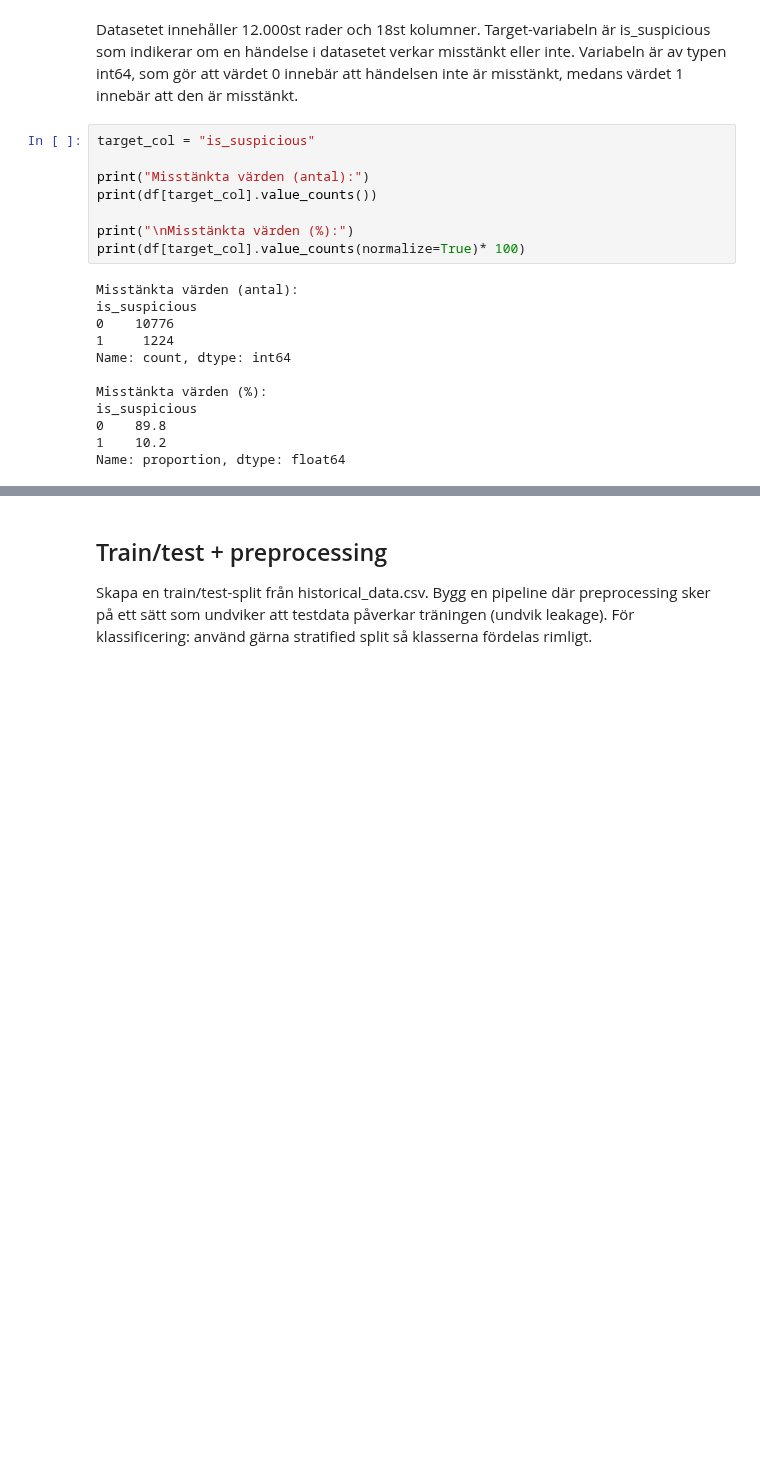
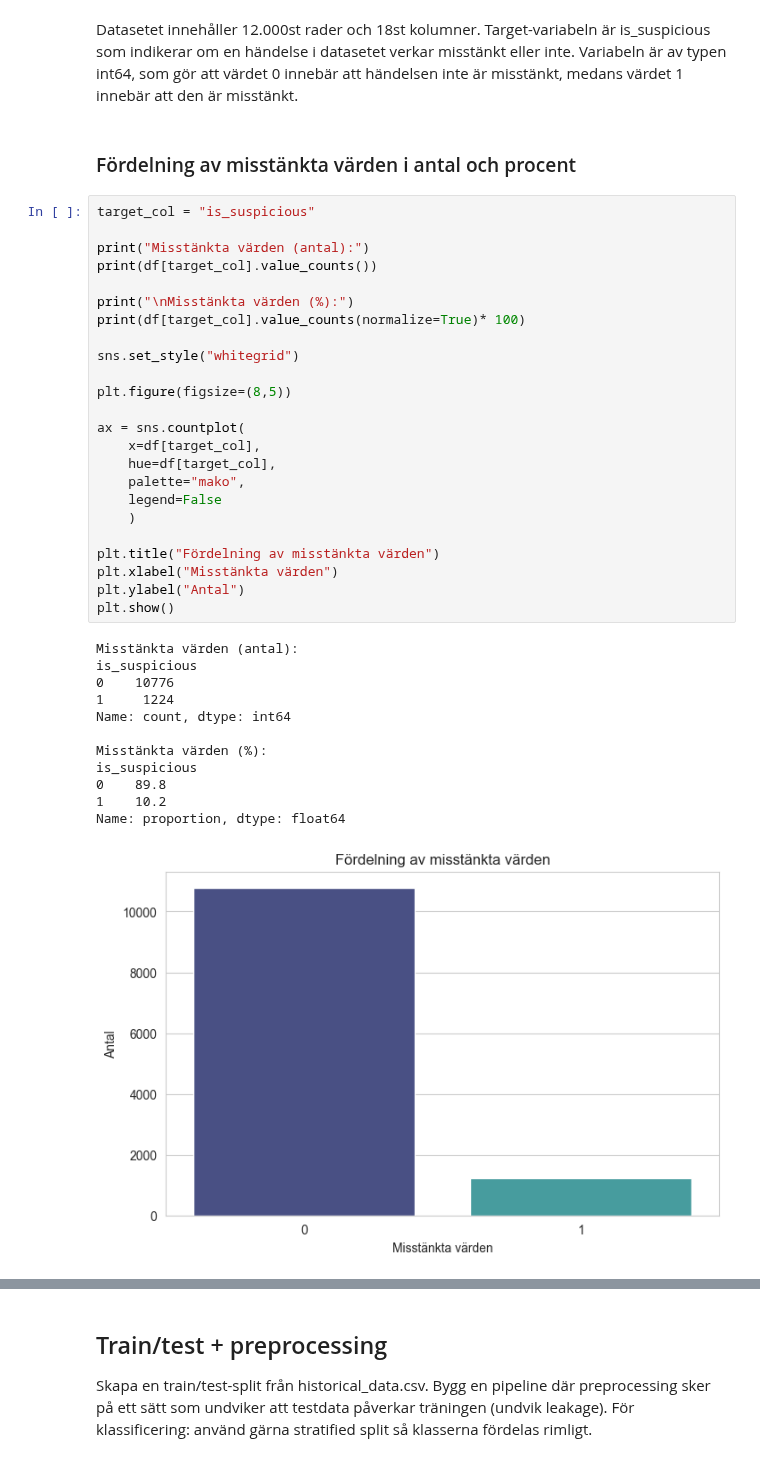
Before and after one commit to AlmaVasell/Grupparbete-MACHINELEARNING, a Jupyter notebook: report.ipynb, the cells around one changed output, grey strips where cells are left out. Drawn from its saved outputs; the diff is of its cells as text; blank space fills up the shorter version.

```diff
--- a/report.ipynb
+++ b/report.ipynb
@@ -53,23 +68,42 @@ memory usage: 1.6 MB
 None
 # %% [markdown]
 Datasetet innehåller 12.000st rader och 18st kolumner. Target-variabeln är is_suspicious som indikerar om en händelse i datasetet verkar misstänkt eller inte. Variabeln är av typen int64, som gör att värdet 0 innebär att händelsen inte är misstänkt, medans värdet 1 innebär att den är misstänkt.
+# %% [markdown]
+### Fördelning av misstänkta värden i antal och procent
 # %%
 target_col = "is_suspicious"
 
 print("Misstänkta värden (antal):")
 print(df[target_col].value_counts())
 
 print("\nMisstänkta värden (%):")
 print(df[target_col].value_counts(normalize=True)* 100)
+
+sns.set_style("whitegrid")
+
+plt.figure(figsize=(8,5))
+
+ax = sns.countplot(
+    x=df[target_col],
+    hue=df[target_col],
+    palette="mako",
+    legend=False
+    )
+
+plt.title("Fördelning av misstänkta värden")
+plt.xlabel("Misstänkta värden")
+plt.ylabel("Antal")
+plt.show()
 # %% [output]
 Misstänkta värden (antal):
 is_suspicious
 0    10776
 1     1224
 Name: count, dtype: int64
 
 Misstänkta värden (%):
 is_suspicious
 0    89.8
 1    10.2
 Name: proportion, dtype: float64
+[figure, added]
```
Also changed, not shown: parts of 10 cells of this notebook, 2 other files.
